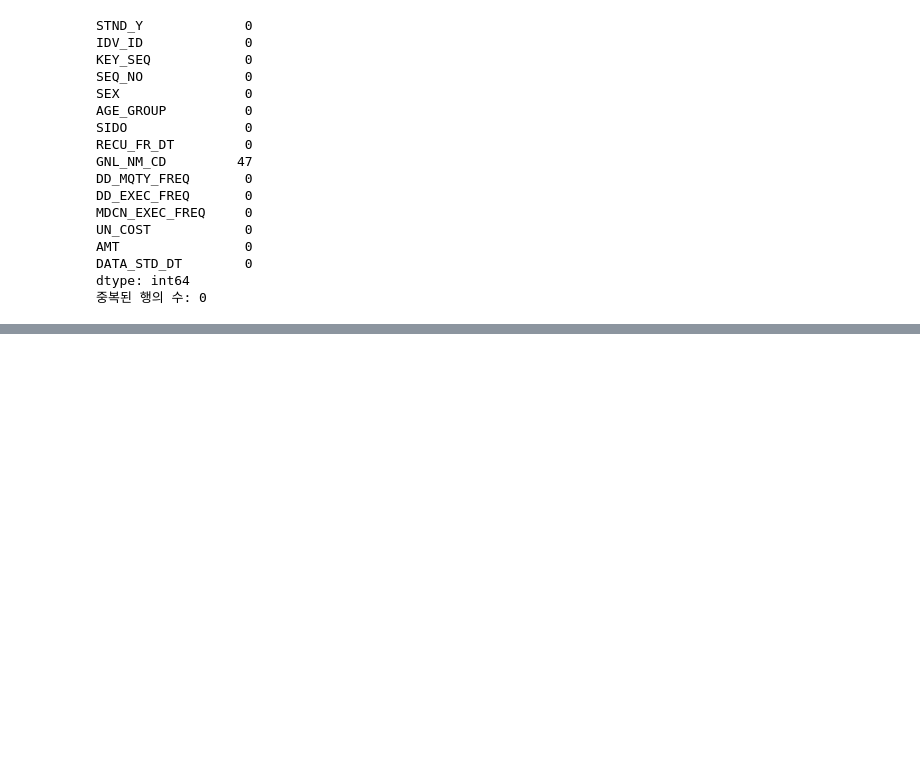
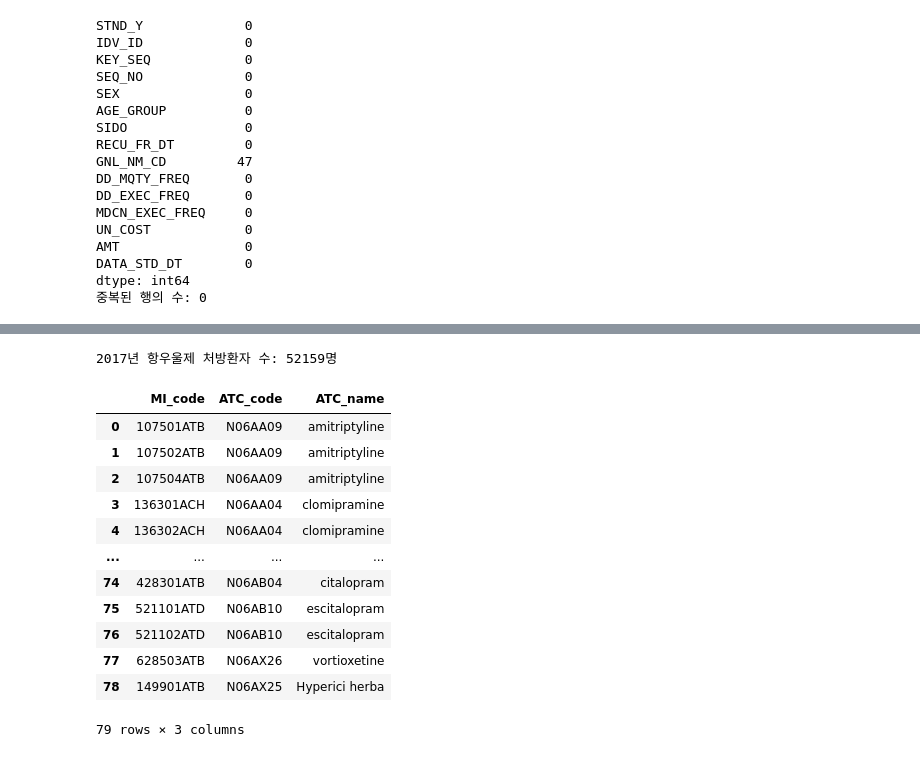
Before and after one commit to YuHan-J-Nam/Drug_Coprescription_Network_Analysis, a Jupyter notebook: 2_medicine_filtering.ipynb, the cells around one changed output, grey strips where cells are left out. Saved outputs shown, nothing was run; the diff lists cells and outputs as text; code cells hidden in the pictures; blank space fills up the shorter version.

```diff
--- a/2_medicine_filtering.ipynb
+++ b/2_medicine_filtering.ipynb
@@ -354,0 +359,20 @@ df_full.head()
+# %%
+print(f"2017년 항우울제 처방환자 수: {df_full['가입자일련번호'].nunique()}명")
+# %% [output]
+2017년 항우울제 처방환자 수: 52159명
+# %%
+ad_mapping
+# %% [output]
+|  | MI_code | ATC_code | ATC_name |
+| 0 | 107501ATB | N06AA09 | amitriptyline |
+| 1 | 107502ATB | N06AA09 | amitriptyline |
+| 2 | 107504ATB | N06AA09 | amitriptyline |
+| 3 | 136301ACH | N06AA04 | clomipramine |
+| 4 | 136302ACH | N06AA04 | clomipramine |
+| ... | ... | ... | ... |
+| 74 | 428301ATB | N06AB04 | citalopram |
+| 75 | 521101ATD | N06AB10 | escitalopram |
+| 76 | 521102ATD | N06AB10 | escitalopram |
+| 77 | 628503ATB | N06AX26 | vortioxetine |
+| 78 | 149901ATB | N06AX25 | Hyperici herba |
+79 rows × 3 columns
```
Also changed, not shown: parts of 8 cells of this notebook.
